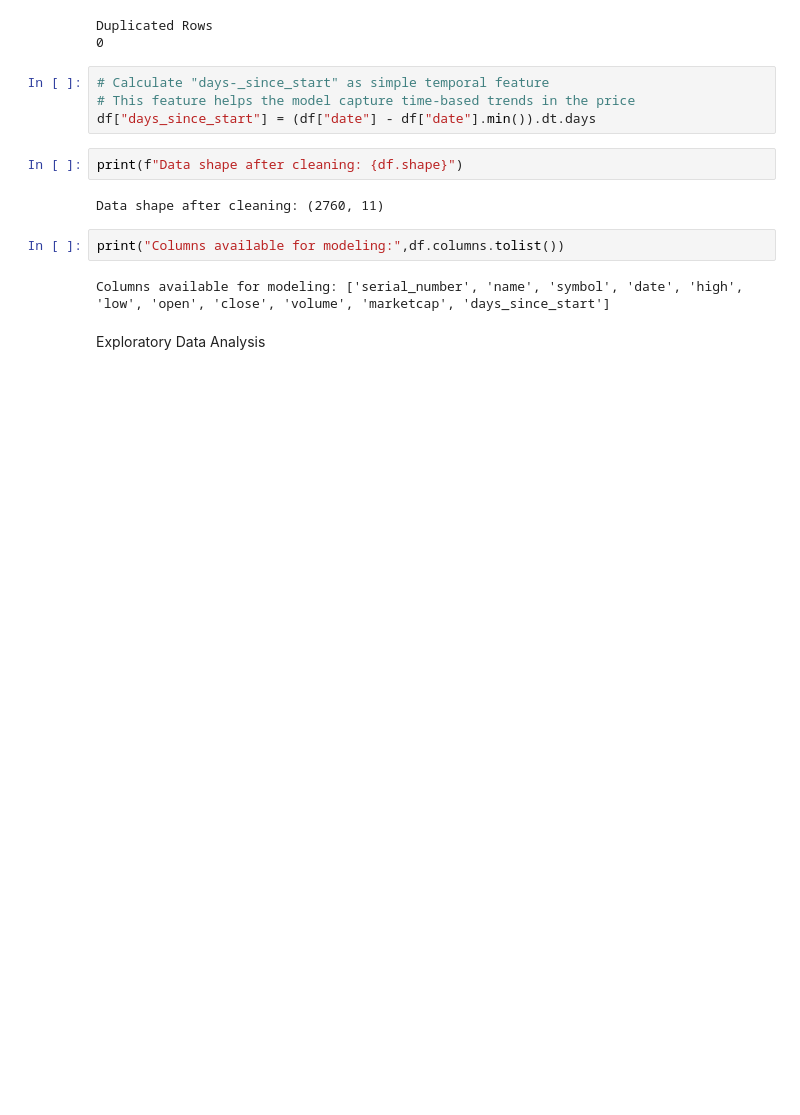
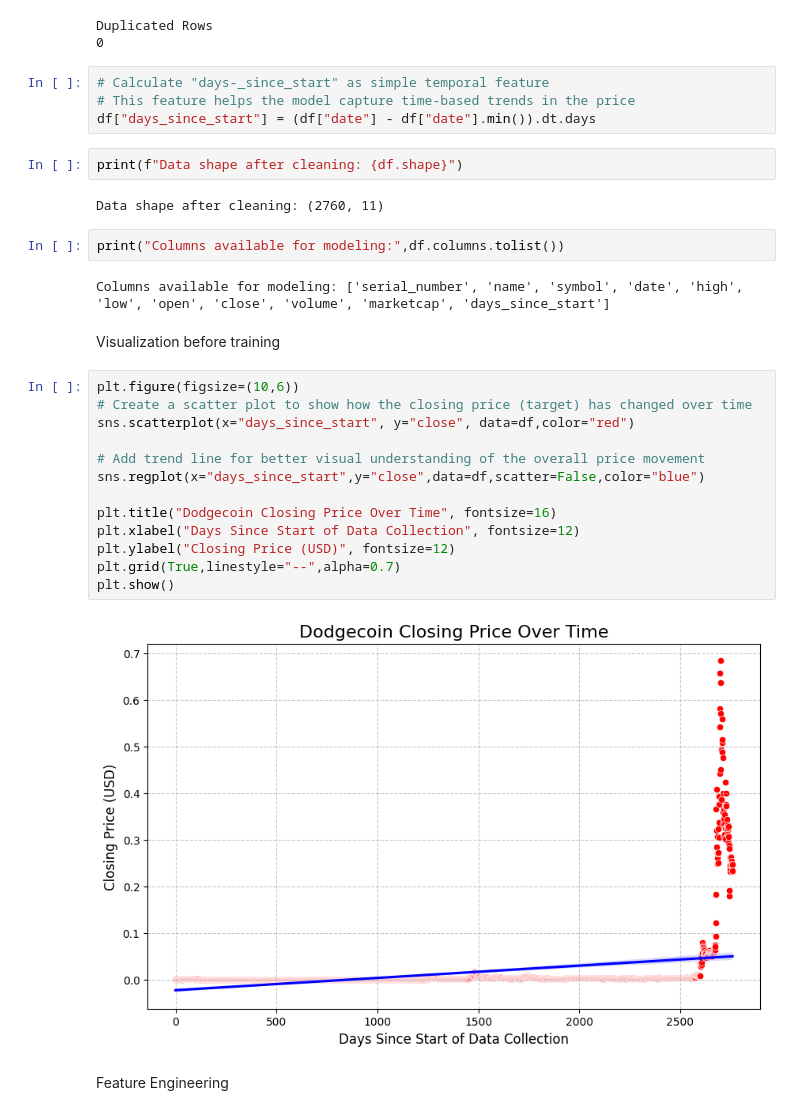
Before and after one commit to charlesakinnurun/dogecoin, a Jupyter notebook: model.ipynb, the cells around one changed output. Saved outputs shown, nothing was run; the diff lists cells and outputs as text; blank space fills up the shorter version.

```diff
--- a/model.ipynb
+++ b/model.ipynb
@@ -94,4 +94,21 @@ print("Columns available for modeling:",df.columns.tolist())
 # %% [output]
 Columns available for modeling: ['serial_number', 'name', 'symbol', 'date', 'high', 'low', 'open', 'close', 'volume', 'marketcap', 'days_since_start']
 # %% [markdown]
-Exploratory Data Analysis
+Visualization before training
+# %%
+plt.figure(figsize=(10,6))
+# Create a scatter plot to show how the closing price (target) has changed over time
+sns.scatterplot(x="days_since_start", y="close", data=df,color="red")
+
+# Add trend line for better visual understanding of the overall price movement
+sns.regplot(x="days_since_start",y="close",data=df,scatter=False,color="blue")
+
+plt.title("Dodgecoin Closing Price Over Time", fontsize=16)
+plt.xlabel("Days Since Start of Data Collection", fontsize=12)
+plt.ylabel("Closing Price (USD)", fontsize=12)
+plt.grid(True,linestyle="--",alpha=0.7)
+plt.show()
+# %% [output]
+[figure, added]
+# %% [markdown]
+Feature Engineering
```
Also changed, not shown: parts of 7 cells of this notebook, 1 other file.
